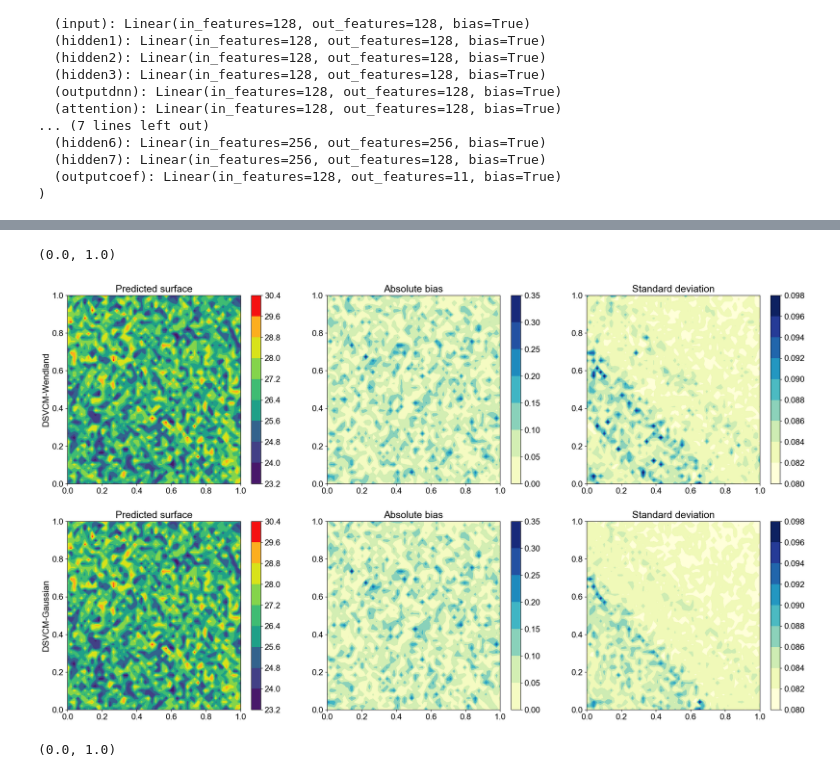
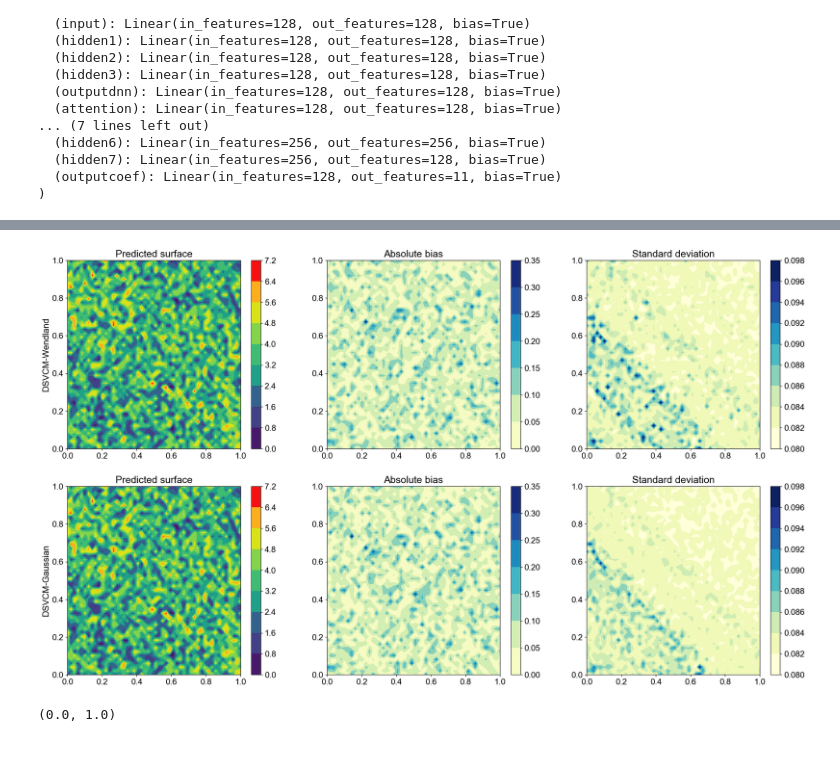
Before and after one commit to MasonWu-data/Deep-Learning-Framework-for-Spatial-Interpolation, a Jupyter notebook: Reproduce_Figure_2/DSVCM.ipynb, the cells around one changed output, grey strips where cells are left out. Saved outputs shown, nothing was run; the diff lists cells and outputs as text; code cells hidden in the pictures.

```diff
--- a/Reproduce_Figure_2/DSVCM.ipynb
+++ b/Reproduce_Figure_2/DSVCM.ipynb
@@ -530,8 +518,7 @@ for i in range(2500):
     if Z_std_w[i]>0.098:
         Z_std_w[i]=0.098
 
-true_map=Z[:,t].reshape(50,50).cpu()
-test_y_true=Z[test_idx].cpu().numpy()
+true_map=Z[:,t].reshape(50,50).cpu()-23.1795
 
 fig, ax = plt.subplots(2, 3, figsize=(24,13.6),gridspec_kw={'width_ratios': [1,1,1]})
 x = np.linspace(0,1,n)
@@ -545,8 +532,8 @@ cm     = matplotlib.colors.ListedColormap(colors)
 
 
 
-field_w=pred_data_w[:,t].detach().cpu().numpy().reshape(50,50)
-field_g=pred_data_g[:,t].detach().cpu().numpy().reshape(50,50)
+field_w=pred_data_w[:,t].detach().cpu().numpy().reshape(50,50)-23.1795
+field_g=pred_data_g[:,t].detach().cpu().numpy().reshape(50,50)-23.1795
 vmin = field_w.min()
 vmax = field_w.max()
 contourf1=ax[0,0].contourf(x,y,field_w,levels=levels, cmap=cm, linestyles='None', vmin=vmin, vmax=vmax)
@@ -572,35 +559,34 @@ ax[0,2].set_title('Standard deviation')
 ax[0,2].set_xlim(0,1)
 ax[0,2].set_ylim(0,1)
 
 vmin = field_g.min()
 vmax = field_g.max()
 
 contourf4=ax[1,0].contourf(x,y,field_g,levels=levels, cmap=cm, linestyles='None', vmin=vmin, vmax=vmax)
 cbar = fig.colorbar(contourf4)
 ax[1,0].set_title('Predicted surface')
 ax[1,0].set_xlim(0,1)
 ax[1,0].set_ylim(0,1)
 ax[1,0].set_ylabel('DSVCM-Gaussian',fontsize=16)
 
 contourf5=ax[1,1].contourf(x,y,abs(np.array(field_g)-np.array(true_map)),cmap='YlGnBu', linestyles='None')
 cbar = fig.colorbar(contourf5)
 ax[1,1].set_title('Absolute bias')
 ax[1,1].set_xlim(0,1)
 ax[1,1].set_ylim(0,1)
 
 vmin = Z_std_g.min()
 vmax = Z_std_g.max()
 
 contourf6=ax[1,2].contourf(x,y,Z_std_g.reshape(50,50),levels=levels, cmap='YlGnBu', linestyles='None',vmin=vmin, vmax=vmax)
 cbar = fig.colorbar(contourf6)
 ax[1,2].set_title('Standard deviation')
 ax[1,2].set_xlim(0,1)
 ax[1,2].set_ylim(0,1)
 
 # plt.savefig('simu.pdf',transparent=True,bbox_inches='tight', pad_inches =0)
 # %% [output]
-(0.0, 1.0)
-[figure, old version]
+[figure, new version]
 # %%
 config = {
     "font.family": 'sans-serif',
```
Also changed, not shown: parts of 7 cells of this notebook.
